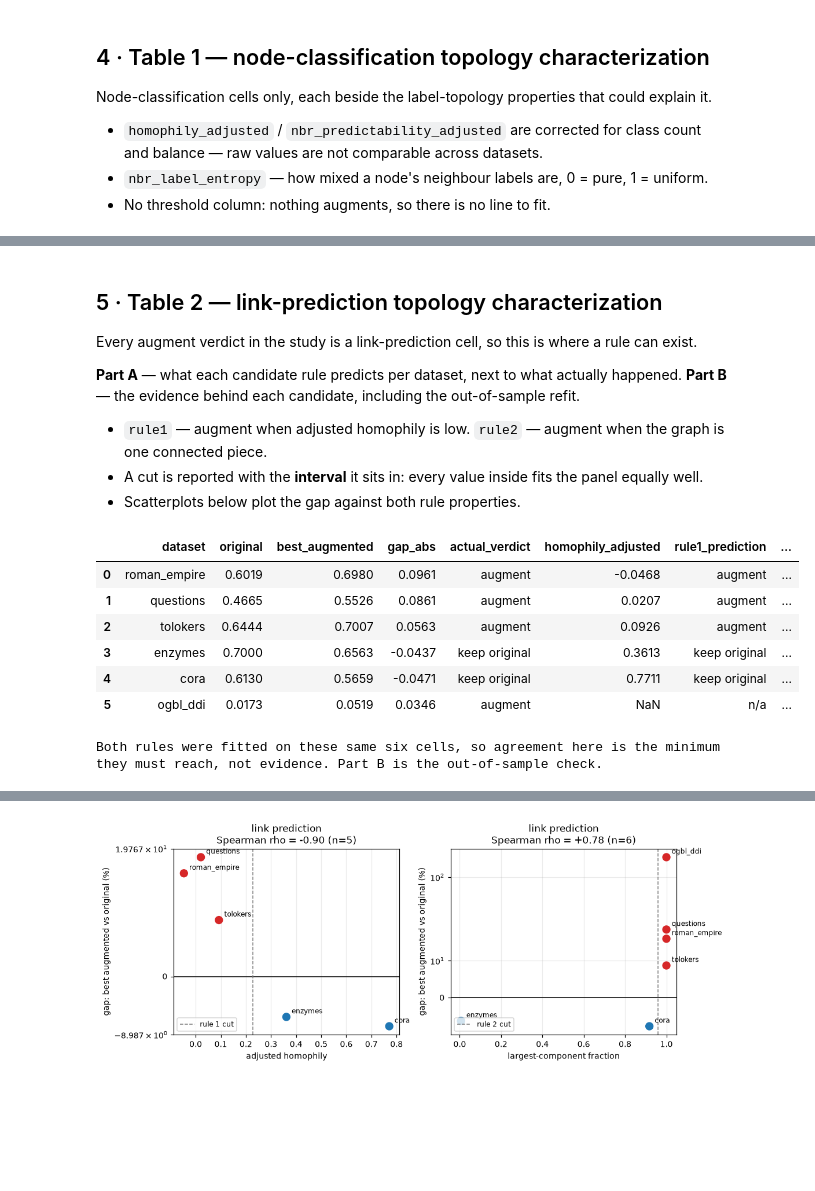
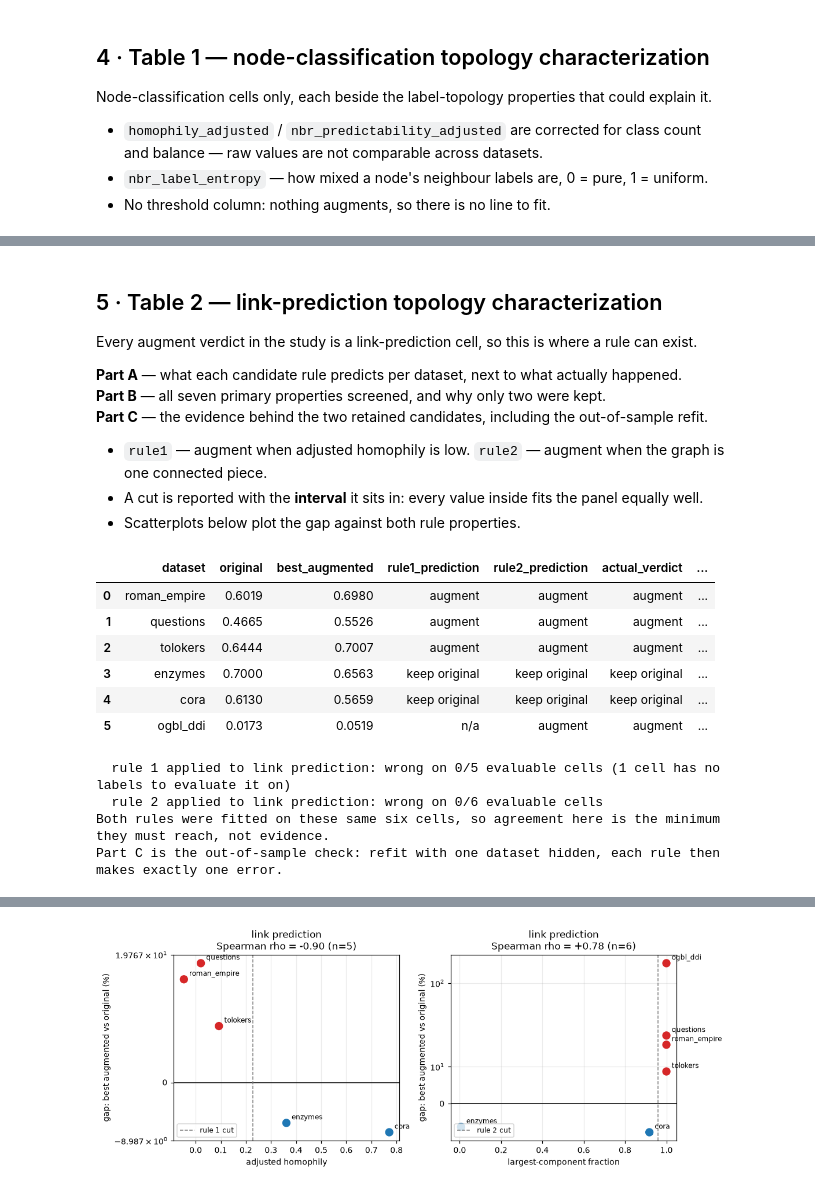
Before and after one commit to SafiUllahAdam/Structure-Aware-Graph-Augmentation-for-GNNs, a Jupyter notebook: notebooks/5-phase5_characterization.ipynb, the cells around one changed output, grey strips where cells are left out. Drawn from its saved outputs; the diff is of its cells as text; code cells hidden in the pictures; blank space fills up the shorter version.

Commit message:
candidate rules

```diff
--- a/notebooks/5-phase5_characterization.ipynb
+++ b/notebooks/5-phase5_characterization.ipynb
@@ -187,45 +200,47 @@ Listed but not usable (metric has no resolution, excluded from every correlation
 Every augment verdict in the study is a link-prediction cell, so this is where a rule can exist.
 
 **Part A** — what each candidate rule predicts per dataset, next to what actually happened.
-**Part B** — the evidence behind each candidate, including the out-of-sample refit.
+**Part B** — all seven primary properties screened, and why only two were kept.
+**Part C** — the evidence behind the two retained candidates, including the out-of-sample refit.
 
 - `rule1` — augment when adjusted homophily is low. `rule2` — augment when the graph is one connected piece.
 - A cut is reported with the **interval** it sits in: every value inside fits the panel equally well.
 - Scatterplots below plot the gap against both rule properties.
 # %%
 """TABLE 2 PART A - what each candidate rule predicts per link-prediction dataset, and what actually happened."""
-RULES = [("homophily_adjusted", "<", 0.227), ("largest_component_frac", ">", 0.9588)]   # midpoints from results/candidate_rules.csv
-
-# One rule on one dataset -> its prediction, or n/a when the property needs labels the graph does not have.
-def predicts(v, op, t):
-    """augment / keep original for one threshold rule; n/a when the value is missing."""
-    return "n/a" if v != v else ("augment" if (v < t if op == "<" else v > t) else "keep original")
-
 rows = []
 for r in gap[(gap["task_family"] == "link prediction")].merge(props, on="dataset").itertuples():
-    said = [predicts(getattr(r, c), op, t) for c, op, t in RULES]
+    said = [predicts(getattr(r, c), op, t) for c, op, t in RULES]        # RULES and predicts() defined in Table 1
     live = [s for s in said if s != "n/a"]
     if len(set(live)) > 1:
         agree = "rules disagree"
     elif len(live) == 1:
         agree = ("rule 2 correct" if live[0] == r.verdict else "rule 2 WRONG") + " (rule 1 needs labels)"
     else:
         agree = "both rules correct" if live[0] == r.verdict else "both rules WRONG"
     rows.append({"dataset": r.dataset, "original": r.original, "best_augmented": r.best_augmented,
-                 "gap_abs": r.gap_abs, "actual_verdict": r.verdict,
-                 "homophily_adjusted": r.homophily_adjusted, "rule1_prediction": said[0],
-                 "largest_component_frac": r.largest_component_frac, "rule2_prediction": said[1],
-                 "agreement": agree})
+                 "rule1_prediction": said[0], "rule2_prediction": said[1], "actual_verdict": r.verdict,
+                 "homophily_adjusted": r.homophily_adjusted,
+                 "largest_component_frac": r.largest_component_frac, "agreement": agree})
 
 T2a = pd.DataFrame(rows).sort_values("homophily_adjusted").reset_index(drop=True)
 display(T2a.round(4))
-print("Both rules were fitted on these same six cells, so agreement here is the minimum they must reach, not evidence. Part B is the out-of-sample check.")
+
+for i in (1, 2):                                    # evaluable = the rule's property exists for that graph
+    ev = T2a[T2a[f"rule{i}_prediction"] != "n/a"]
+    print(f"  rule {i} applied to link prediction: wrong on {int((ev[f'rule{i}_prediction'] != ev['actual_verdict']).sum())}"
+          f"/{len(ev)} evaluable cells" + (f" ({len(T2a) - len(ev)} cell has no labels to evaluate it on)" if len(ev) < len(T2a) else ""))
+print("Both rules were fitted on these same six cells, so agreement here is the minimum they must reach, not evidence.")
+print("Part C is the out-of-sample check: refit with one dataset hidden, each rule then makes exactly one error.")
 # %% [output]
-|  | dataset | original | best_augmented | gap_abs | actual_verdict | homophily_adjusted | rule1_prediction | ... |
-| 0 | roman_empire | 0.6019 | 0.6980 | 0.0961 | augment | -0.0468 | augment | ... |
-| 1 | questions | 0.4665 | 0.5526 | 0.0861 | augment | 0.0207 | augment | ... |
-| 2 | tolokers | 0.6444 | 0.7007 | 0.0563 | augment | 0.0926 | augment | ... |
-| 3 | enzymes | 0.7000 | 0.6563 | -0.0437 | keep original | 0.3613 | keep original | ... |
-| 4 | cora | 0.6130 | 0.5659 | -0.0471 | keep original | 0.7711 | keep original | ... |
-| 5 | ogbl_ddi | 0.0173 | 0.0519 | 0.0346 | augment | NaN | n/a | ... |
+|  | dataset | original | best_augmented | rule1_prediction | rule2_prediction | actual_verdict | ... |
+| 0 | roman_empire | 0.6019 | 0.6980 | augment | augment | augment | ... |
+| 1 | questions | 0.4665 | 0.5526 | augment | augment | augment | ... |
+| 2 | tolokers | 0.6444 | 0.7007 | augment | augment | augment | ... |
+| 3 | enzymes | 0.7000 | 0.6563 | keep original | keep original | keep original | ... |
+| 4 | cora | 0.6130 | 0.5659 | keep original | keep original | keep original | ... |
+| 5 | ogbl_ddi | 0.0173 | 0.0519 | n/a | augment | augment | ... |
-Both rules were fitted on these same six cells, so agreement here is the minimum they must reach, not evidence. Part B is the out-of-sample check.
+  rule 1 applied to link prediction: wrong on 0/5 evaluable cells (1 cell has no labels to evaluate it on)
+  rule 2 applied to link prediction: wrong on 0/6 evaluable cells
+Both rules were fitted on these same six cells, so agreement here is the minimum they must reach, not evidence.
+Part C is the out-of-sample check: refit with one dataset hidden, each rule then makes exactly one error.
```
Also changed, not shown: parts of 5 cells of this notebook, 1 other file.
